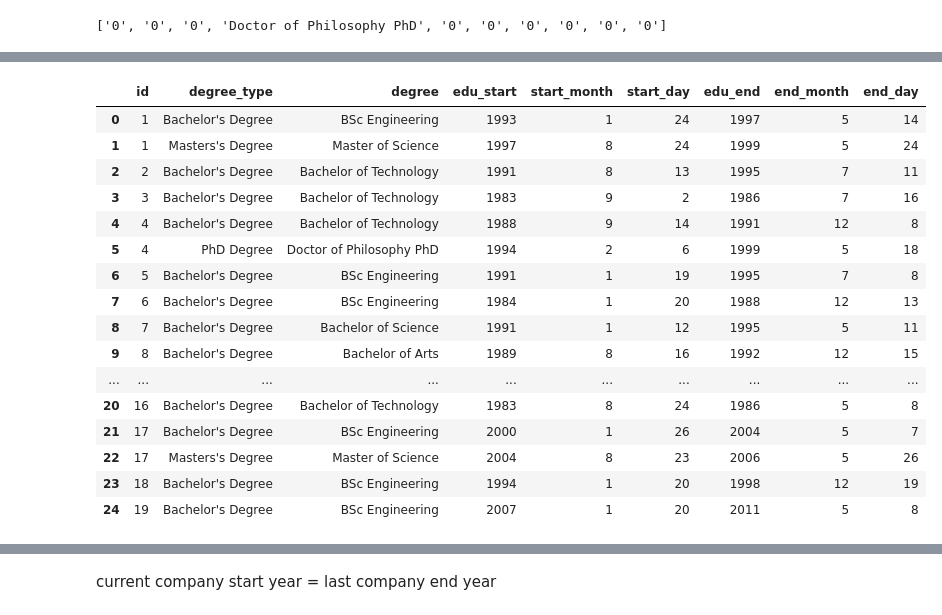
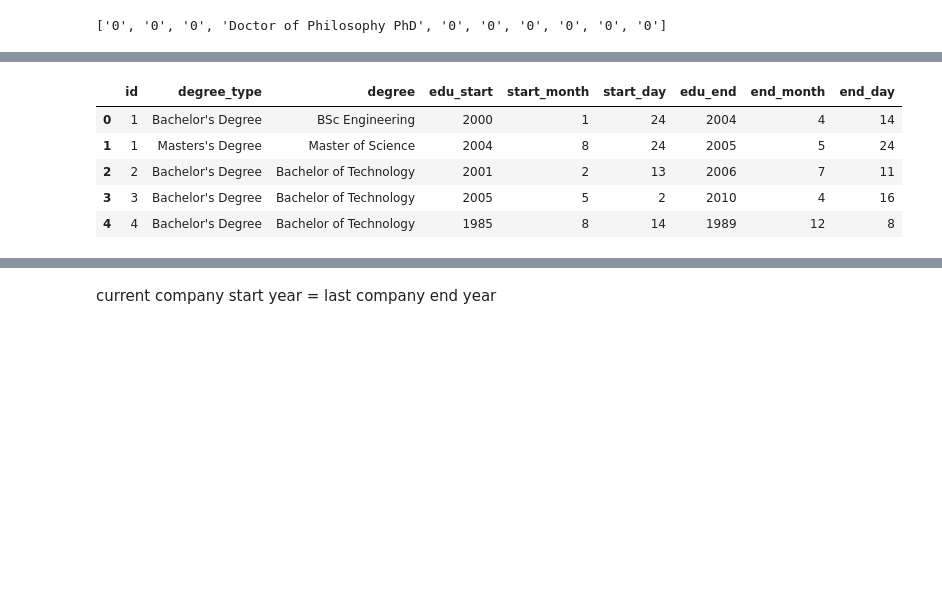
Before and after one commit to vrc-vinodh/mock-data-generation, a Jupyter notebook: complete.ipynb, the cells around one changed output, grey strips where cells are left out. Saved outputs shown, nothing was run; the diff lists cells and outputs as text; code cells hidden in the pictures; blank space fills up the shorter version.

```diff
--- a/complete.ipynb
+++ b/complete.ipynb
@@ -430,9 +461,9 @@ edu_details.head()
 # %%
 edu_details['edu_end2'] = edu_details['edu_start2'] + [random.randint(1,3) for k in range(1000)]
-edu_details.loc[(edu_details.nd < -2 ), 'edu_end2'] = edu_details['edu_start2'] + 3
-edu_details.loc[(edu_details.nd < 0.5 ) & (edu_details.nd >= -2), 'edu_end2'] = edu_details['edu_start2'] + 2
-edu_details.loc[(edu_details.nd < 1.25 ) & (edu_details.nd >= 0.5), 'edu_end2'] = edu_details['edu_start2'] + 1
-edu_details.loc[(edu_details.nd < 1.5 ) & (edu_details.nd >= 1.25), 'edu_end2'] = edu_details['edu_start2'] + 4
+edu_details.loc[(edu_details.nd3 < -2 ), 'edu_end2'] = edu_details['edu_start2'] + 3
+edu_details.loc[(edu_details.nd3< 0.5 ) & (edu_details.nd3 >= -2), 'edu_end2'] = edu_details['edu_start2'] + 2
+edu_details.loc[(edu_details.nd3 < 1.25 ) & (edu_details.nd3 >= 0.5), 'edu_end2'] = edu_details['edu_start2'] + 1
+edu_details.loc[(edu_details.nd3 < 1.5 ) & (edu_details.nd3 >= 1.25), 'edu_end2'] = edu_details['edu_start2'] + 4
 
 edu_details.head()
 # %% [output]
@@ -584,5 +597,5 @@ df_degree12ds.head(10)
 # %%
-df_degree12ds['edu_start3'] = df_degree12d['edu_end'] + [random.randint(0,3) for k in range(1000)]
+df_degree12ds['edu_start3'] = df_degree12d['edu_end'] + [random.randint(0,2) for k in range(1000)]
 # %%
 np.random.seed(1269)
 start_month3 = []
@@ -621,5 +634,5 @@ df_degree12ds.head(10)
-# %%
-df_degree12ds['nd3'] = nd3
+# %%
+df_degree12ds['nd4'] = nd4
 # %%
 df_degree12ds['edu_end3'] = df_degree12ds['edu_start3'] + random.randint(3,7)
 df_degree12ds.loc[(df_degree12ds.nd3 < -1.75 ), 'edu_end3'] = df_degree12ds['edu_start3'] + 3
@@ -731,25 +740,14 @@ df_degree3.head()
 # %%
 final_edu = pd.concat([df_degree12, df_degree3], axis=0)
 final_edu = final_edu.sort_values(["id","edu_start"],axis=0, ascending=True)
 final_edu = final_edu.reset_index(drop=True)
-final_edu.head(25)
+final_edu.head()
 # %% [output]
 |  | id | degree_type | degree | edu_start | start_month | start_day | edu_end | end_month | end_day |
-| 0 | 1 | Bachelor's Degree | BSc Engineering | 1993 | 1 | 24 | 1997 | 5 | 14 |
-| 1 | 1 | Masters's Degree | Master of Science | 1997 | 8 | 24 | 1999 | 5 | 24 |
-| 2 | 2 | Bachelor's Degree | Bachelor of Technology | 1991 | 8 | 13 | 1995 | 7 | 11 |
-| 3 | 3 | Bachelor's Degree | Bachelor of Technology | 1983 | 9 | 2 | 1986 | 7 | 16 |
-| 4 | 4 | Bachelor's Degree | Bachelor of Technology | 1988 | 9 | 14 | 1991 | 12 | 8 |
-| 5 | 4 | PhD Degree | Doctor of Philosophy PhD | 1994 | 2 | 6 | 1999 | 5 | 18 |
-| 6 | 5 | Bachelor's Degree | BSc Engineering | 1991 | 1 | 19 | 1995 | 7 | 8 |
-| 7 | 6 | Bachelor's Degree | BSc Engineering | 1984 | 1 | 20 | 1988 | 12 | 13 |
-| 8 | 7 | Bachelor's Degree | Bachelor of Science | 1991 | 1 | 12 | 1995 | 5 | 11 |
-| 9 | 8 | Bachelor's Degree | Bachelor of Arts | 1989 | 8 | 16 | 1992 | 12 | 15 |
-| ... | ... | ... | ... | ... | ... | ... | ... | ... | ... |
-| 20 | 16 | Bachelor's Degree | Bachelor of Technology | 1983 | 8 | 24 | 1986 | 5 | 8 |
-| 21 | 17 | Bachelor's Degree | BSc Engineering | 2000 | 1 | 26 | 2004 | 5 | 7 |
-| 22 | 17 | Masters's Degree | Master of Science | 2004 | 8 | 23 | 2006 | 5 | 26 |
-| 23 | 18 | Bachelor's Degree | BSc Engineering | 1994 | 1 | 20 | 1998 | 12 | 19 |
-| 24 | 19 | Bachelor's Degree | BSc Engineering | 2007 | 1 | 20 | 2011 | 5 | 8 |
+| 0 | 1 | Bachelor's Degree | BSc Engineering | 2000 | 1 | 24 | 2004 | 4 | 14 |
+| 1 | 1 | Masters's Degree | Master of Science | 2004 | 8 | 24 | 2005 | 5 | 24 |
+| 2 | 2 | Bachelor's Degree | Bachelor of Technology | 2001 | 2 | 13 | 2006 | 7 | 11 |
+| 3 | 3 | Bachelor's Degree | Bachelor of Technology | 2005 | 5 | 2 | 2010 | 4 | 16 |
+| 4 | 4 | Bachelor's Degree | Bachelor of Technology | 1985 | 8 | 14 | 1989 | 12 | 8 |
 # %%
 final_edu = final_edu.drop(final_edu[final_edu.edu_end >= 2019].index)
```
Also changed, not shown: parts of 92 cells of this notebook.
